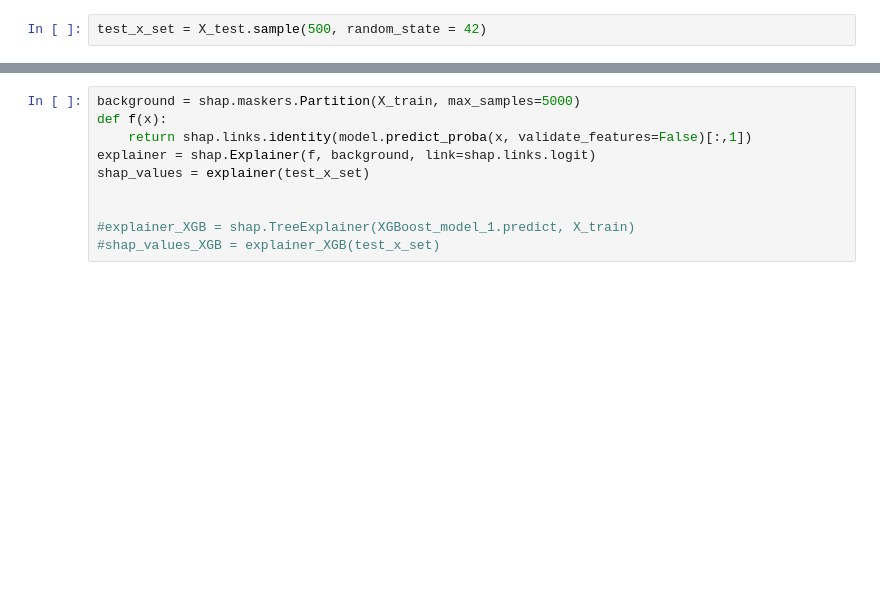
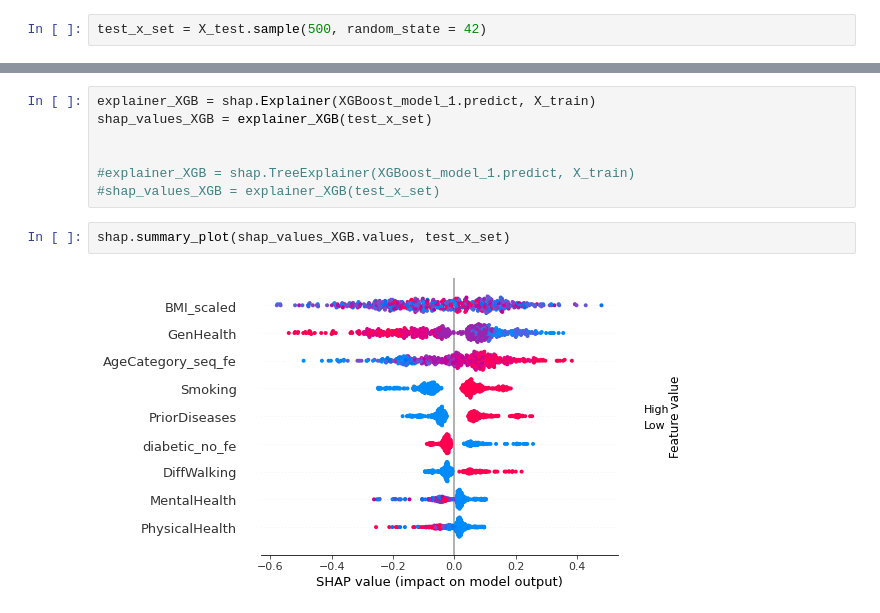
Before and after one commit to Portugapt/AAA-Explainability, a Jupyter notebook: source/4_interpretability/heart_interpretability.ipynb, the cells around one changed output, grey strips where cells are left out. Saved outputs shown, nothing was run; the diff lists cells and outputs as text; blank space fills up the shorter version.

```diff
--- a/source/4_interpretability/heart_interpretability.ipynb
+++ b/source/4_interpretability/heart_interpretability.ipynb
@@ -94,10 +105,11 @@ test_x_set = X_test.sample(500, random_state = 42)
 # %%
-background = shap.maskers.Partition(X_train, max_samples=5000)
-def f(x):
-    return shap.links.identity(model.predict_proba(x, validate_features=False)[:,1])
-explainer = shap.Explainer(f, background, link=shap.links.logit)
-shap_values = explainer(test_x_set)
+explainer_XGB = shap.Explainer(XGBoost_model_1.predict, X_train)
+shap_values_XGB = explainer_XGB(test_x_set)
 
 
 #explainer_XGB = shap.TreeExplainer(XGBoost_model_1.predict, X_train)
 #shap_values_XGB = explainer_XGB(test_x_set)
+# %%
+shap.summary_plot(shap_values_XGB.values, test_x_set)
+# %% [output]
+[figure, added]
```
Also changed, not shown: parts of 5 cells of this notebook.
